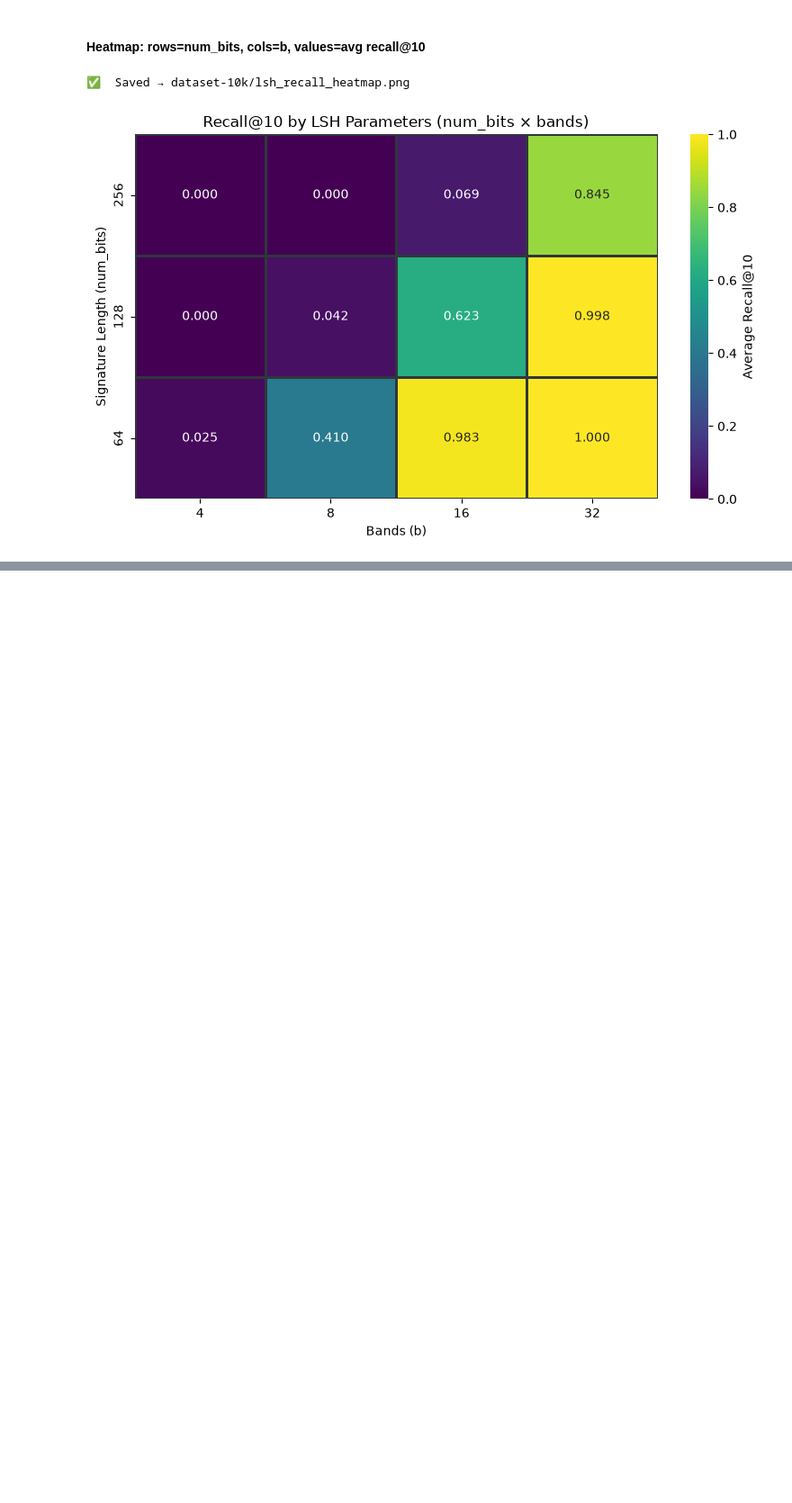
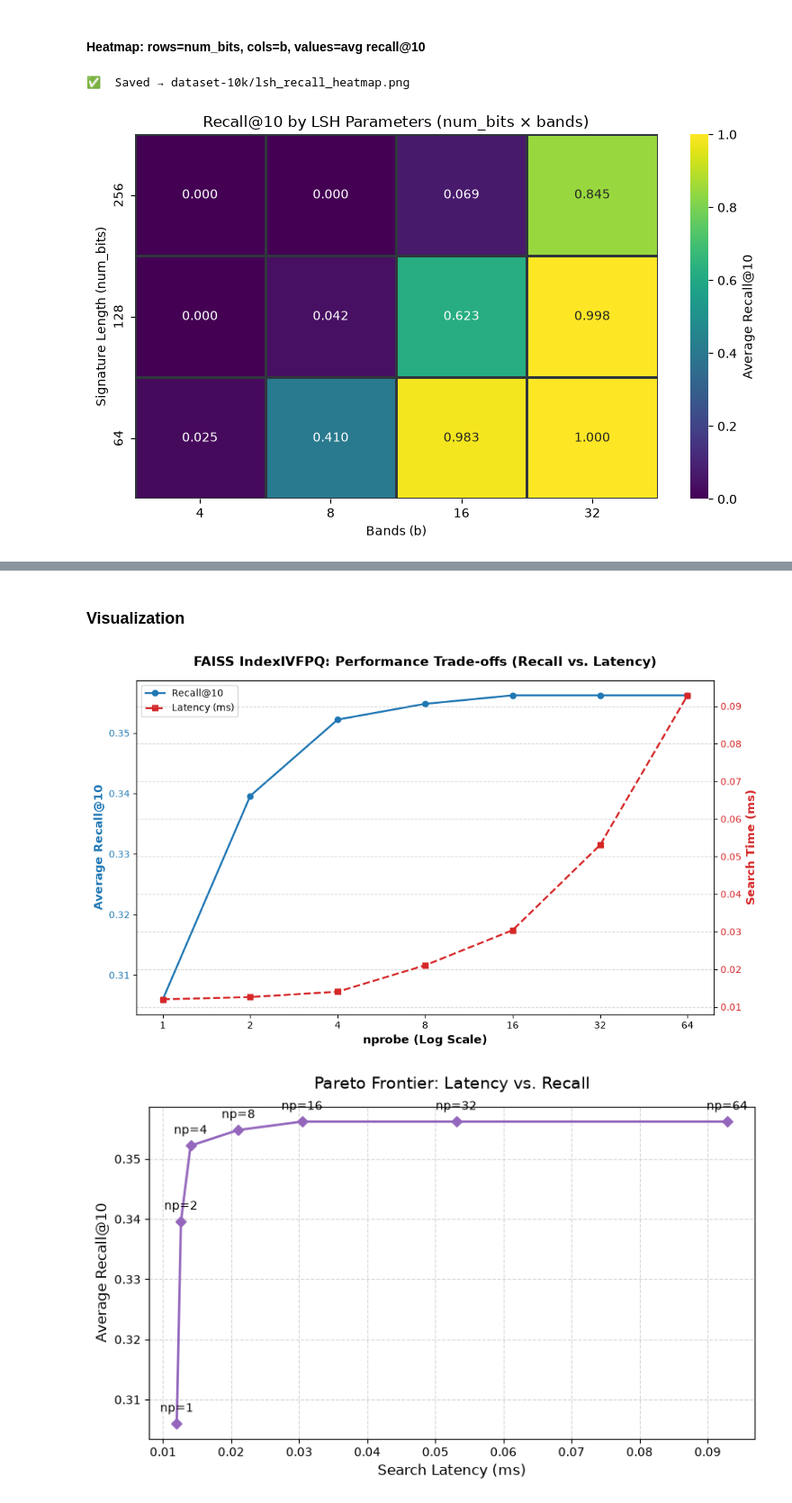
Before and after one commit to meowmeowrahul/arcvester, a Jupyter notebook: benchmarks/benchmark.ipynb, the cells around one changed output, grey strips where cells are left out. Shown at 90% size. Saved outputs shown, nothing was run; the diff lists cells and outputs as text; code cells hidden in the pictures; blank space fills up the shorter version.

Commit message:
Added Visualization of Faiss IVFPQ

```diff
--- a/benchmarks/benchmark.ipynb
+++ b/benchmarks/benchmark.ipynb
@@ -577,0 +591,2 @@ print(f"✅  Saved → {path}")
+# %%
+vector.train_index_on_file(sanitized_path,d=384, m=8, nbits=8, nlist=1024, chunk_size=150000)
@@ -577,0 +604,2 @@ print(f"✅  Saved → {path}")
+# %%
+vector.load_from_disk("./dataset/benchmark_faiss_index")
@@ -577,0 +615,3 @@ print(f"✅  Saved → {path}")
+# %%
+with open("./dataset/ground_truth.json","r") as f:
+    gt = json.load(f)
@@ -577,0 +643,9 @@ print(f"✅  Saved → {path}")
+# %%
+top_k = 10
+
+query_embeddings = vector.model.encode(query_texts)
+
+query_embeddings = np.array(query_embeddings, dtype=np.float32)
+
+if len(query_embeddings.shape) == 1:
+    query_embeddings = query_embeddings.reshape(1, -1)
@@ -577,0 +697,58 @@ print(f"✅  Saved → {path}")
+# %% [markdown]
+### Visualization
+# %%
+import matplotlib.pyplot as plt
+
+nprobes = [1, 2, 4, 8, 16, 32, 64]
+recalls = list(avg_recalls.values())
+
+# Replace these placeholder values with your actual measured time (e.g., in milliseconds)
+# IVF search time typically scales near-linearly with nprobe
+search_times =  list(performance_data.values())
+
+# 2. Set up a dual-axis plot to look at both metrics vs nprobe
+fig, ax1 = plt.subplots(figsize=(10, 6))
+
+# Plot Recall on the left Y-axis
+color = 'tab:blue'
+ax1.set_xlabel('nprobe (Log Scale)', fontsize=12, fontweight='bold')
+ax1.set_ylabel('Average Recall@10', color=color, fontsize=12, fontweight='bold')
+line1 = ax1.plot(nprobes, recalls, color=color, marker='o', linewidth=2, label='Recall@10')
+ax1.tick_params(axis='y', labelcolor=color)
+ax1.set_xscale('log', base=2)  # Log scale fits doubling nprobe intervals beautifully
+ax1.set_xticks(nprobes)
+ax1.get_xaxis().set_major_formatter(plt.ScalarFormatter())
+
+# Plot Search Time on the right Y-axis
+ax2 = ax1.twinx()
+color = 'tab:red'
+ax2.set_ylabel('Search Time (ms)', color=color, fontsize=12, fontweight='bold')
+line2 = ax2.plot(nprobes, search_times, color=color, marker='s', linestyle='--', linewidth=2, label='Latency (ms)')
+ax2.tick_params(axis='y', labelcolor=color)
+
+# Combine legends from both axes
+lines = line1 + line2
+labels = [l.get_label() for l in lines]
+ax1.legend(lines, labels, loc='upper left')
+
+plt.title('FAISS IndexIVFPQ: Performance Trade-offs (Recall vs. Latency)', fontsize=14, pad=15, fontweight='bold')
+plt.grid(True, which="both", ls="--", alpha=0.5)
+
+plt.tight_layout()
+plt.show()
+
+# 3. Create a direct Latency vs Recall Pareto Frontier plot
+plt.figure(figsize=(8, 5))
+plt.plot(search_times, recalls, color='tab:purple', marker='D', linewidth=2)
+for i, txt in enumerate(nprobes):
+    plt.annotate(f"np={txt}", (search_times[i], recalls[i]), textcoords="offset points", xytext=(0,10), ha='center')
+
+plt.xlabel('Search Latency (ms)', fontsize=12)
+plt.ylabel('Average Recall@10', fontsize=12)
+plt.title('Pareto Frontier: Latency vs. Recall', fontsize=14, pad=15)
+plt.grid(True, ls="--", alpha=0.5)
+plt.tight_layout()
+plt.show()
+# %% [output]
+[figure, added]
+[figure, added]
```
Also changed, not shown: parts of 14 cells of this notebook, 2 other files.
